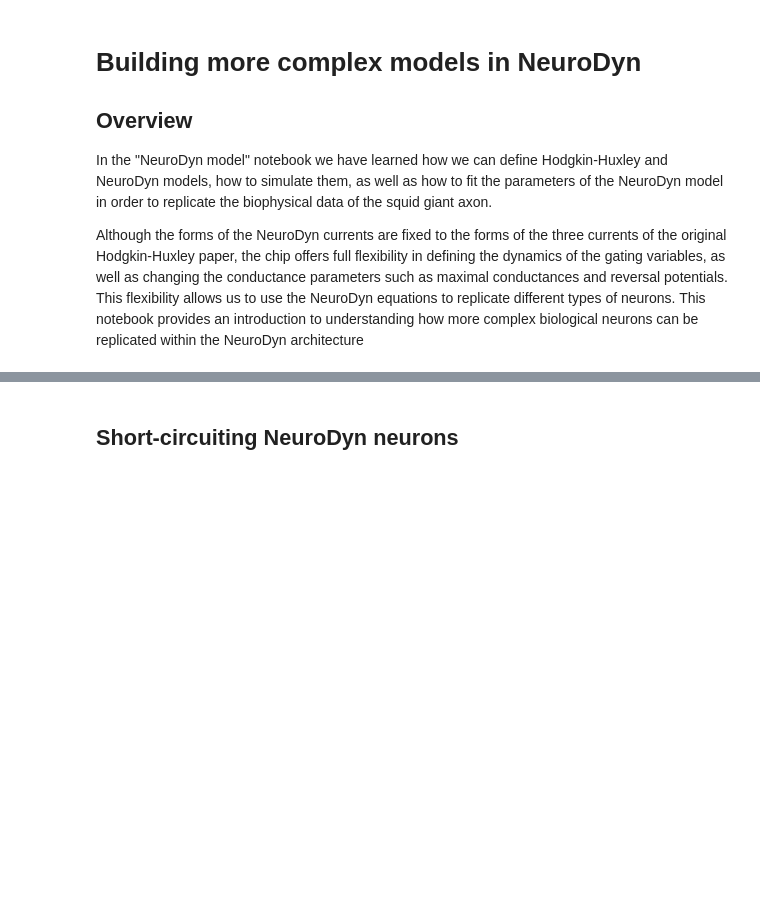
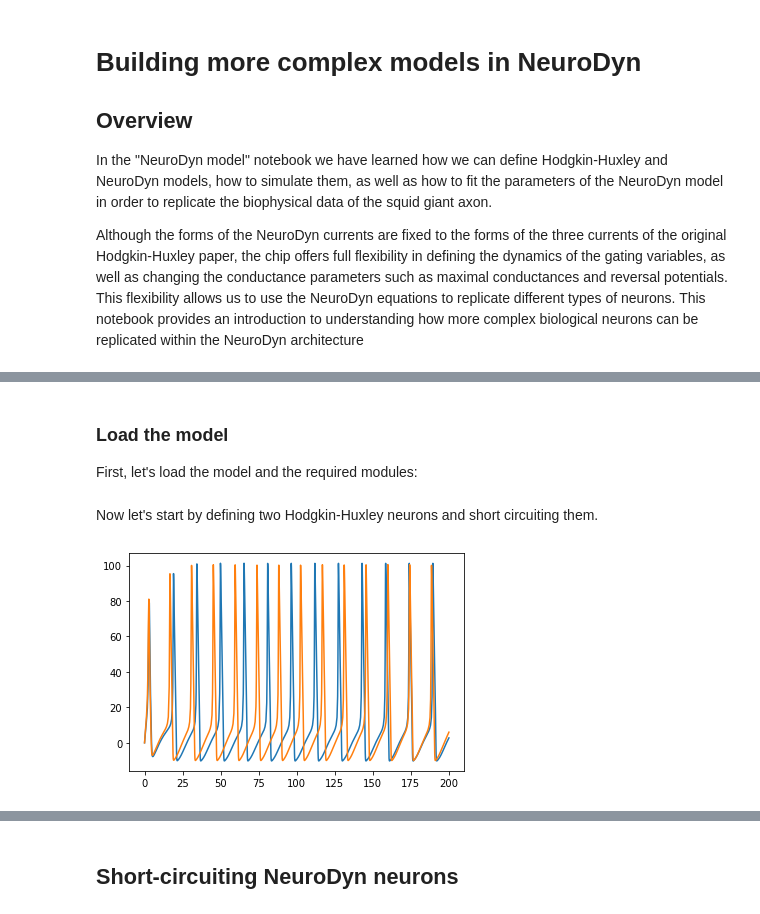
Before and after one commit to lukaribar/telluride-21, a Jupyter notebook: Bursting in NeuroDyn.ipynb, the cells around one changed output, grey strips where cells are left out. Drawn from its saved outputs; the diff is of its cells as text; code cells hidden in the pictures; blank space fills up the shorter version.

```diff
--- a/Bursting in NeuroDyn.ipynb
+++ b/Bursting in NeuroDyn.ipynb
@@ -16,0 +137,4 @@ Since we cannot add additional ionic currents to a single NeuroDyn neuron, we ca
+# %% [markdown]
+### Load the model
+
+First, let's load the model and the required modules:
@@ -16,0 +148,27 @@ Since we cannot add additional ionic currents to a single NeuroDyn neuron, we ca
+# %% [markdown]
+Now let's start by defining two Hodgkin-Huxley neurons and short circuiting them.
+# %%
+neuron1 = HHModel()
+neuron2 = HHModel()
+
+neuron_connection = ShortCircuit([neuron1, neuron2])
+
+T = 200
+t = (0, T)
+
+I0 = 8
+iapp1 = lambda t: I0
+iapp2 = lambda t: 20
+
+x01 = [0,0,0,0]
+x02 = x01 + [0,0,0]
+
+sol1 = neuron1.simulate(t, x01, iapp1)
+sol2 = neuron_connection.simulate(t, x02, iapp2)
+
+plt.figure()
+plt.plot(sol1.t, sol1.y[0])
+plt.plot(sol2.t, sol2.y[0])
+plt.show()
+# %% [output]
+[figure, added]
```
Also changed, not shown: parts of 11 cells of this notebook.
